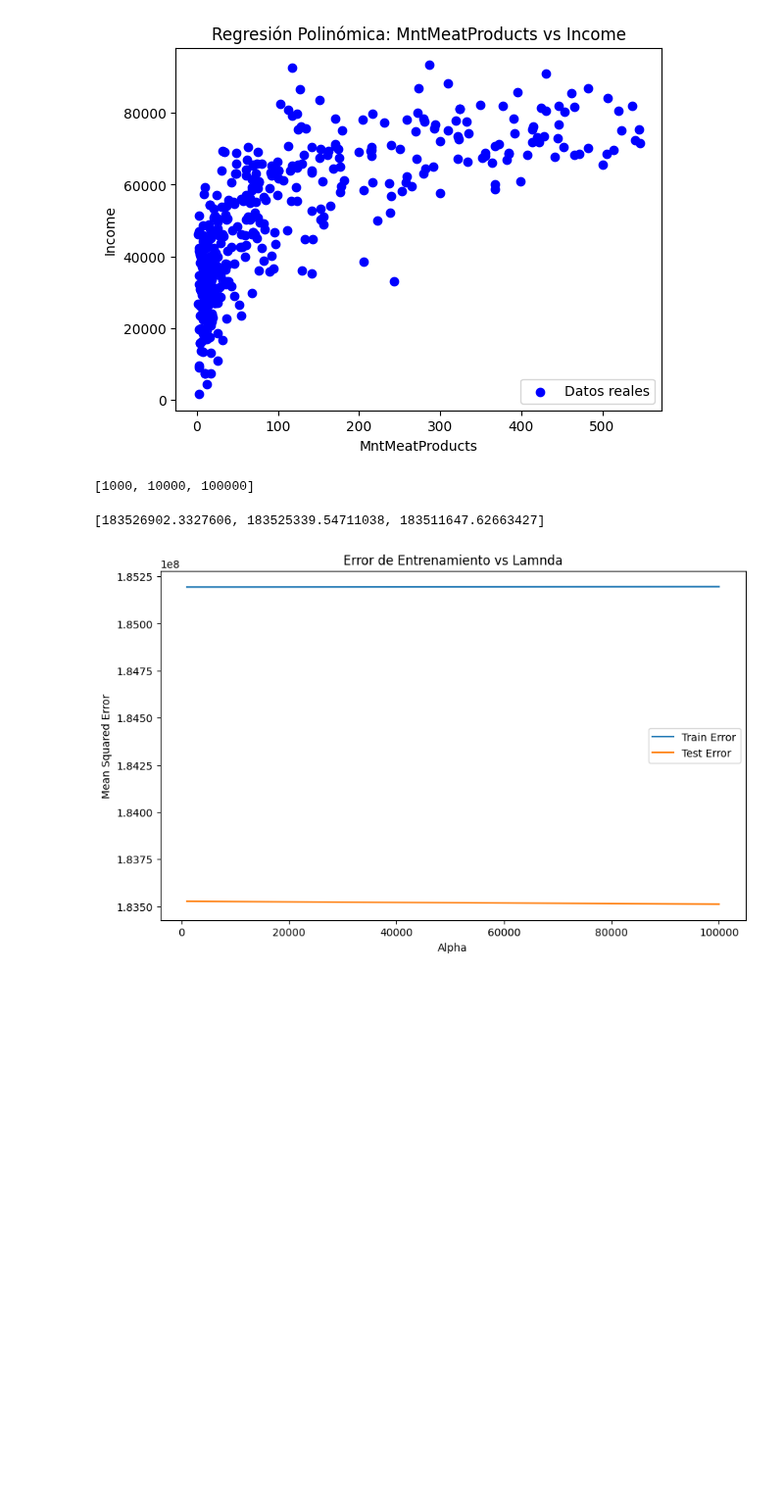
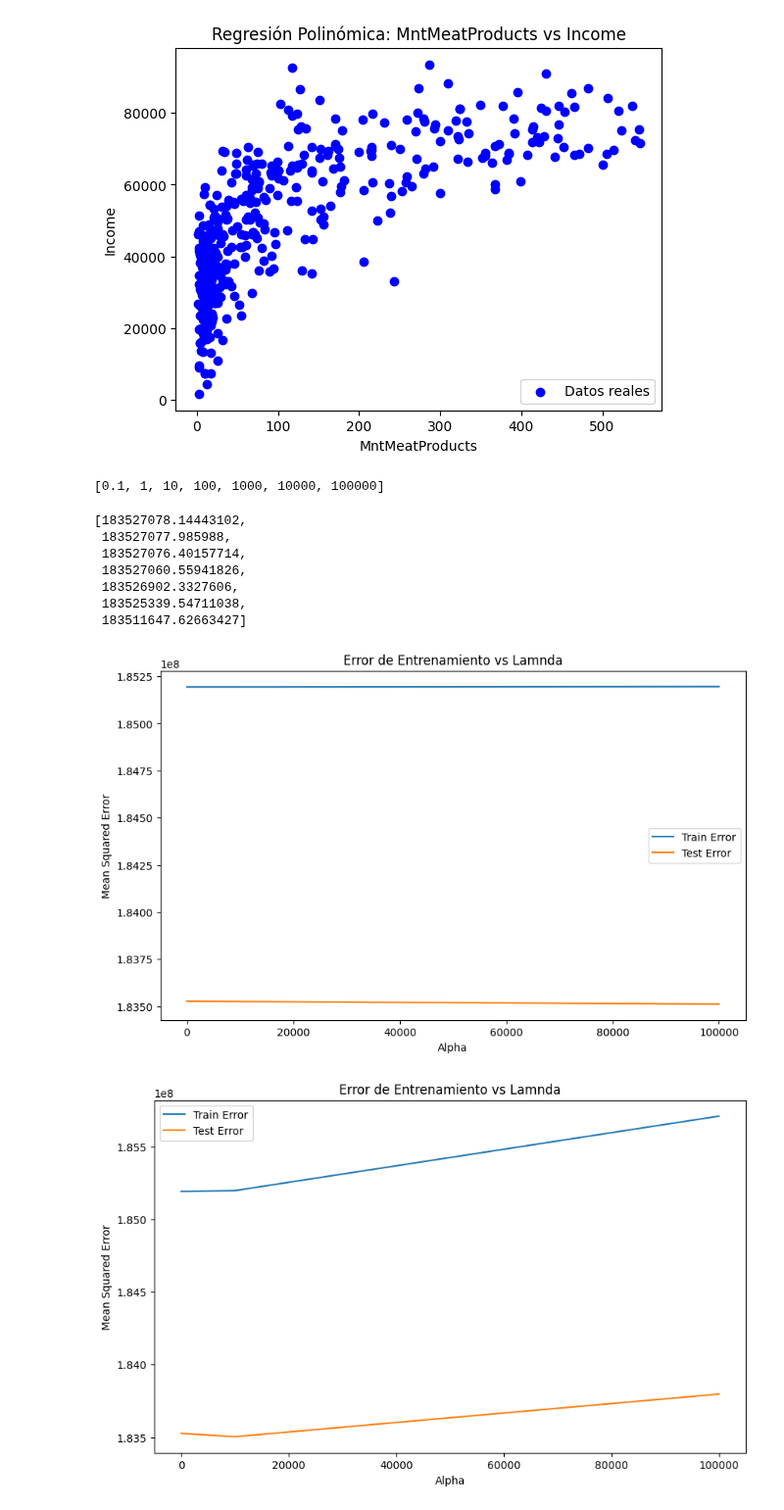
Before and after one commit to DeisyData/BIT_IA_Bootcamp, a Jupyter notebook: S12_C1_Regresion.ipynb, the cells around one changed output. Shown at 98% size. Drawn from its saved outputs; the diff is of its cells as text; code cells hidden in the pictures; blank space fills up the shorter version.

```diff
--- a/S12_C1_Regresion.ipynb
+++ b/S12_C1_Regresion.ipynb
@@ -127,7 +127,7 @@ plt.show()
 # %% [output]
 [figure]
 # %%
-alpha = [1000, 10000, 100000]
+alpha = [0.1,1,10,100,1000, 10000, 100000]
 # %%
 train_errors = []
 test_errors = []
@@ -145,11 +145,17 @@ for a in alpha:
 # %%
 alpha
 # %% [output]
-[1000, 10000, 100000]
+[0.1, 1, 10, 100, 1000, 10000, 100000]
 # %%
 test_errors
 # %% [output]
-[183526902.3327606, 183525339.54711038, 183511647.62663427]
+[183527078.14443102,
+ 183527077.985988,
+ 183527076.40157714,
+ 183527060.55941826,
+ 183526902.3327606,
+ 183525339.54711038,
+ 183511647.62663427]
 # %%
 plt.figure(figsize=(10, 6))
 plt.plot(alpha, train_errors, label='Train Error')
@@ -160,14 +166,29 @@ plt.title('Error de Entrenamiento vs Lamnda')
 plt.legend()
 plt.show()
 # %% [output]
-[figure, old version]
+[figure, new version]
+# %%
+train_errors = []
+test_errors = []
+coeff = []
 # %%
 for a in alpha:
     model_Lasso = Lasso(alpha=a)
     model_Lasso.fit(X_train, y_train)
-    y_pred = model_ridge.predict(X_test)
+    y_pred = model_Lasso.predict(X_test)
     test_errors.append(mean_squared_error(y_test, y_pred))
-    train_errors.append(mean_squared_error(y_train, model_ridge.predict(X_train)))
-    coeff.append(model_ridge.coef_)
+    train_errors.append(mean_squared_error(y_train, model_Lasso.predict(X_train)))
+    coeff.append(model_Lasso.coef_)
     #mae = mean_absolute_error(y_test, y_pred)
     # r2 = r2_score(y_test, y_pred)
+# %%
+plt.figure(figsize=(10, 6))
+plt.plot(alpha, train_errors, label='Train Error')
+plt.plot(alpha, test_errors, label='Test Error')
+plt.xlabel('Alpha')
+plt.ylabel('Mean Squared Error')
+plt.title('Error de Entrenamiento vs Lamnda')
+plt.legend()
+plt.show()
+# %% [output]
+[figure, added]
```
Also changed, not shown: parts of 1 cell of this notebook.
